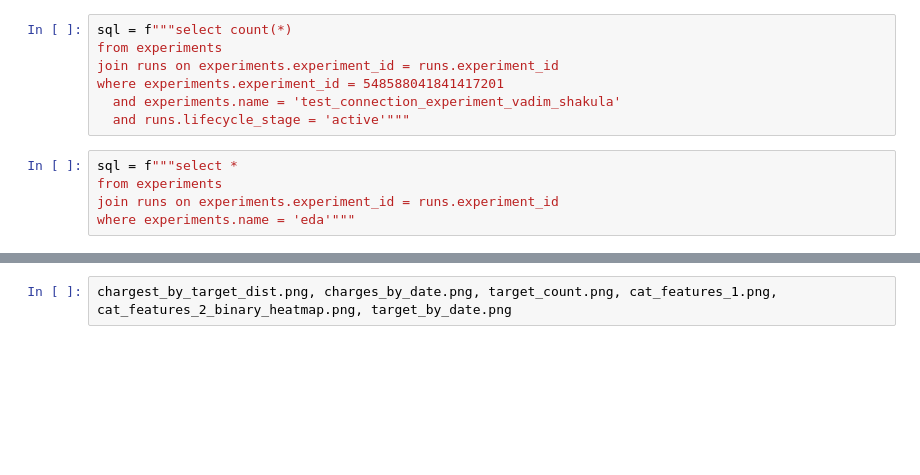
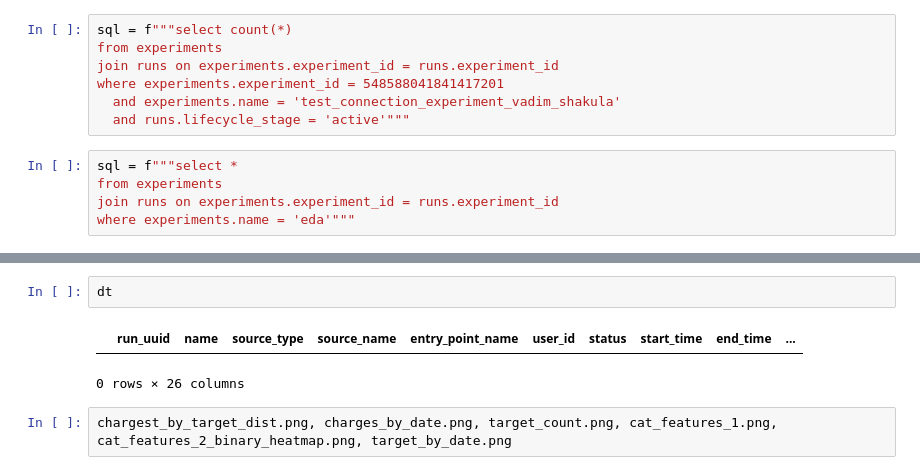
Before and after one commit to VSHAKULA90/mle-mlflow, a Jupyter notebook: 1. table_columns_2.ipynb, the cells around one changed output, grey strips where cells are left out. Cells and saved outputs as stored; diff of their text form; blank space fills up the shorter version.

```diff
--- a/1. table_columns_2.ipynb
+++ b/1. table_columns_2.ipynb
@@ -181,3 +210,8 @@ where experiments.name = 'eda'"""
+# %%
+dt
+# %% [output]
+|  | run_uuid | name | source_type | source_name | entry_point_name | user_id | status | start_time | end_time | ... |
+0 rows × 26 columns
 # %%
 chargest_by_target_dist.png, charges_by_date.png, target_count.png, cat_features_1.png, cat_features_2_binary_heatmap.png, target_by_date.png
 # %% [output]
```
Also changed, not shown: parts of 5 cells of this notebook, 25 other files.
